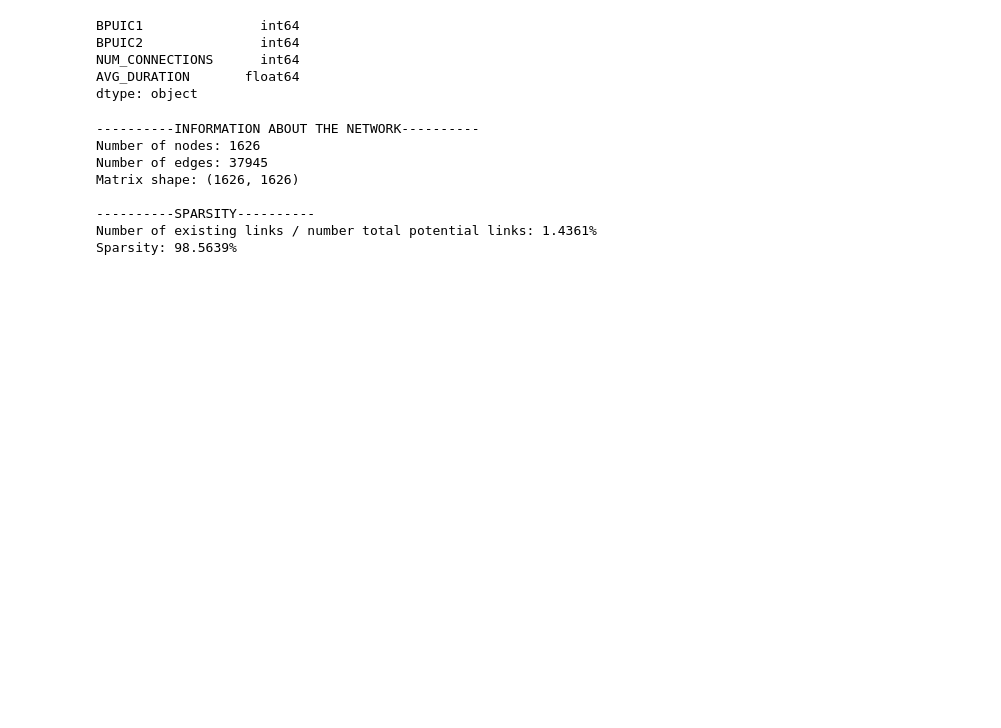
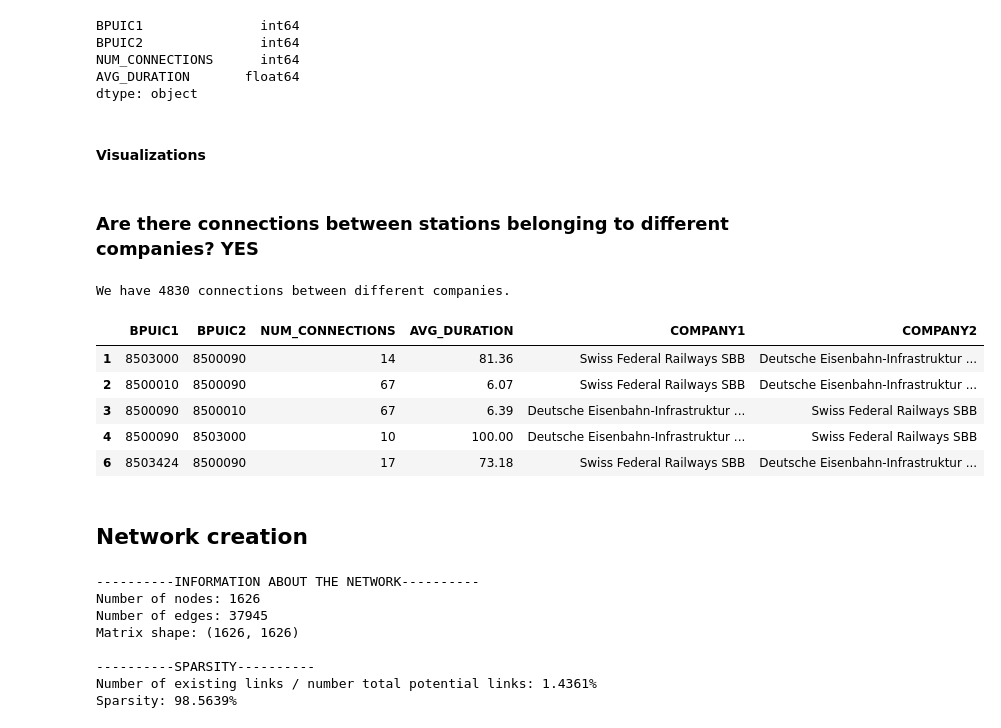
Before and after one commit to alvarosg285/swiss_railway_complex_network, a Jupyter notebook: main.ipynb, the cells around one changed output. Saved outputs shown, nothing was run; the diff lists cells and outputs as text; code cells hidden in the pictures; blank space fills up the shorter version.

```diff
--- a/main.ipynb
+++ b/main.ipynb
@@ -75,3 +96,5 @@ BPUIC2               int64
 NUM_CONNECTIONS      int64
 AVG_DURATION       float64
 dtype: object
+# %% [markdown]
+#### Visualizations
@@ -78,2 +201,37 @@ dtype: object
+# %% [markdown]
+### Are there connections between stations belonging to different companies? **YES**
+# %%
+import pandas as pd
+
+# We add a column COMPANY1 that informs of the company of the origin station
+df_edges_aux = df_edges.merge(
+    df_nodes[['BPUIC', 'COMPANY']],
+    left_on='BPUIC1',
+    right_on='BPUIC',
+    how='left'
+).rename(columns={'COMPANY': 'COMPANY1'}).drop(columns=['BPUIC'])
+
+# We add COMPANY2 with the company of the destination station
+df_edges_aux = df_edges_aux.merge(
+    df_nodes[['BPUIC', 'COMPANY']],
+    left_on='BPUIC2',
+    right_on='BPUIC',
+    how='left'
+).rename(columns={'COMPANY': 'COMPANY2'}).drop(columns=['BPUIC'])
+
+mixed_connections = df_edges_aux[df_edges_aux['COMPANY1'] != df_edges_aux['COMPANY2']]
+
+print(f"We have {len(mixed_connections)} connections between different companies.")
+display(mixed_connections.head())
+# %% [output]
+We have 4830 connections between different companies.
+|  | BPUIC1 | BPUIC2 | NUM_CONNECTIONS | AVG_DURATION | COMPANY1 | COMPANY2 |
+| 1 | 8503000 | 8500090 | 14 | 81.36 | Swiss Federal Railways SBB | Deutsche Eisenbahn-Infrastruktur ... |
+| 2 | 8500010 | 8500090 | 67 | 6.07 | Swiss Federal Railways SBB | Deutsche Eisenbahn-Infrastruktur ... |
+| 3 | 8500090 | 8500010 | 67 | 6.39 | Deutsche Eisenbahn-Infrastruktur ... | Swiss Federal Railways SBB |
+| 4 | 8500090 | 8503000 | 10 | 100.00 | Deutsche Eisenbahn-Infrastruktur ... | Swiss Federal Railways SBB |
+| 6 | 8503424 | 8500090 | 17 | 73.18 | Swiss Federal Railways SBB | Deutsche Eisenbahn-Infrastruktur ... |
+# %% [markdown]
+## **Network creation**
 # %%
 # CREATE A REPRESENTATION
```
Also changed, not shown: parts of 8 cells of this notebook, 1 other file.
